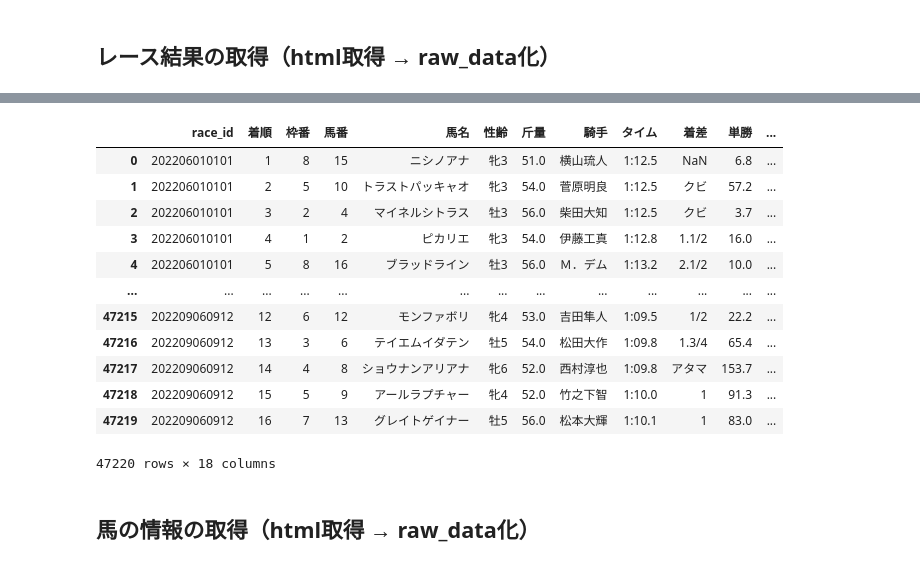
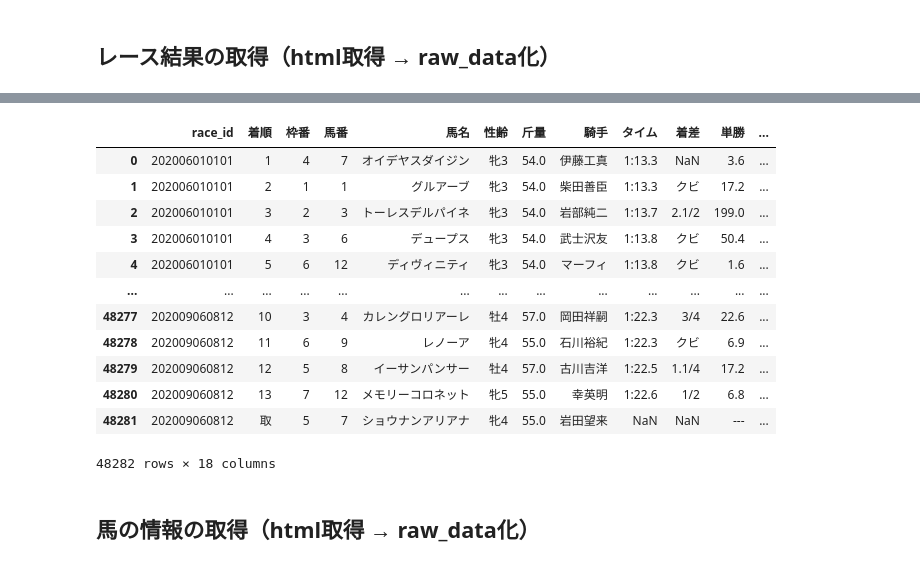
Before and after one commit to nanzeu/keiba, a Jupyter notebook: prepare_rawdata.ipynb, the cells around one changed output, grey strips where cells are left out. Drawn from its saved outputs; the diff is of its cells as text; code cells hidden in the pictures.

```diff
--- a/prepare_rawdata.ipynb
+++ b/prepare_rawdata.ipynb
@@ -117,21 +99,21 @@ results
 # %%
-results_path = os.path.join(local_paths.RAW_DIR, "results_2022.csv")
+results_path = os.path.join(local_paths.RAW_DIR, f"results_{y}.csv")
 results = pd.read_csv(results_path, encoding='utf8', sep='\t')
 results
 # %% [output]
 |  | race_id | 着順 | 枠番 | 馬番 | 馬名 | 性齢 | 斤量 | 騎手 | タイム | 着差 | 単勝 | ... |
-| 0 | 202206010101 | 1 | 8 | 15 | ニシノアナ | 牝3 | 51.0 | 横山琉人 | 1:12.5 | NaN | 6.8 | ... |
-| 1 | 202206010101 | 2 | 5 | 10 | トラストパッキャオ | 牝3 | 54.0 | 菅原明良 | 1:12.5 | クビ | 57.2 | ... |
-| 2 | 202206010101 | 3 | 2 | 4 | マイネルシトラス | 牡3 | 56.0 | 柴田大知 | 1:12.5 | クビ | 3.7 | ... |
-| 3 | 202206010101 | 4 | 1 | 2 | ピカリエ | 牝3 | 54.0 | 伊藤工真 | 1:12.8 | 1.1/2 | 16.0 | ... |
-| 4 | 202206010101 | 5 | 8 | 16 | ブラッドライン | 牡3 | 56.0 | Ｍ．デム | 1:13.2 | 2.1/2 | 10.0 | ... |
+| 0 | 202006010101 | 1 | 4 | 7 | オイデヤスダイジン | 牝3 | 54.0 | 伊藤工真 | 1:13.3 | NaN | 3.6 | ... |
+| 1 | 202006010101 | 2 | 1 | 1 | グルアーブ | 牝3 | 54.0 | 柴田善臣 | 1:13.3 | クビ | 17.2 | ... |
+| 2 | 202006010101 | 3 | 2 | 3 | トーレスデルパイネ | 牝3 | 54.0 | 岩部純二 | 1:13.7 | 2.1/2 | 199.0 | ... |
+| 3 | 202006010101 | 4 | 3 | 6 | デュープス | 牝3 | 54.0 | 武士沢友 | 1:13.8 | クビ | 50.4 | ... |
+| 4 | 202006010101 | 5 | 6 | 12 | ディヴィニティ | 牝3 | 54.0 | マーフィ | 1:13.8 | クビ | 1.6 | ... |
 | ... | ... | ... | ... | ... | ... | ... | ... | ... | ... | ... | ... | ... |
-| 47215 | 202209060912 | 12 | 6 | 12 | モンファボリ | 牝4 | 53.0 | 吉田隼人 | 1:09.5 | 1/2 | 22.2 | ... |
-| 47216 | 202209060912 | 13 | 3 | 6 | テイエムイダテン | 牡5 | 54.0 | 松田大作 | 1:09.8 | 1.3/4 | 65.4 | ... |
-| 47217 | 202209060912 | 14 | 4 | 8 | ショウナンアリアナ | 牝6 | 52.0 | 西村淳也 | 1:09.8 | アタマ | 153.7 | ... |
-| 47218 | 202209060912 | 15 | 5 | 9 | アールラプチャー | 牝4 | 52.0 | 竹之下智 | 1:10.0 | 1 | 91.3 | ... |
-| 47219 | 202209060912 | 16 | 7 | 13 | グレイトゲイナー | 牡5 | 56.0 | 松本大輝 | 1:10.1 | 1 | 83.0 | ... |
+| 48277 | 202009060812 | 10 | 3 | 4 | カレングロリアーレ | 牡4 | 57.0 | 岡田祥嗣 | 1:22.3 | 3/4 | 22.6 | ... |
+| 48278 | 202009060812 | 11 | 6 | 9 | レノーア | 牝4 | 55.0 | 石川裕紀 | 1:22.3 | クビ | 6.9 | ... |
+| 48279 | 202009060812 | 12 | 5 | 8 | イーサンパンサー | 牡4 | 57.0 | 古川吉洋 | 1:22.5 | 1.1/4 | 17.2 | ... |
+| 48280 | 202009060812 | 13 | 7 | 12 | メモリーコロネット | 牝5 | 55.0 | 幸英明 | 1:22.6 | 1/2 | 6.8 | ... |
+| 48281 | 202009060812 | 取 | 5 | 7 | ショウナンアリアナ | 牝4 | 55.0 | 岩田望来 | NaN | NaN | --- | ... |
-47220 rows × 18 columns
+48282 rows × 18 columns
 # %% [markdown]
 ## 馬の情報の取得（html取得 → raw_data化）
 # %%
```
Also changed, not shown: parts of 31 cells of this notebook, 12 other files.
